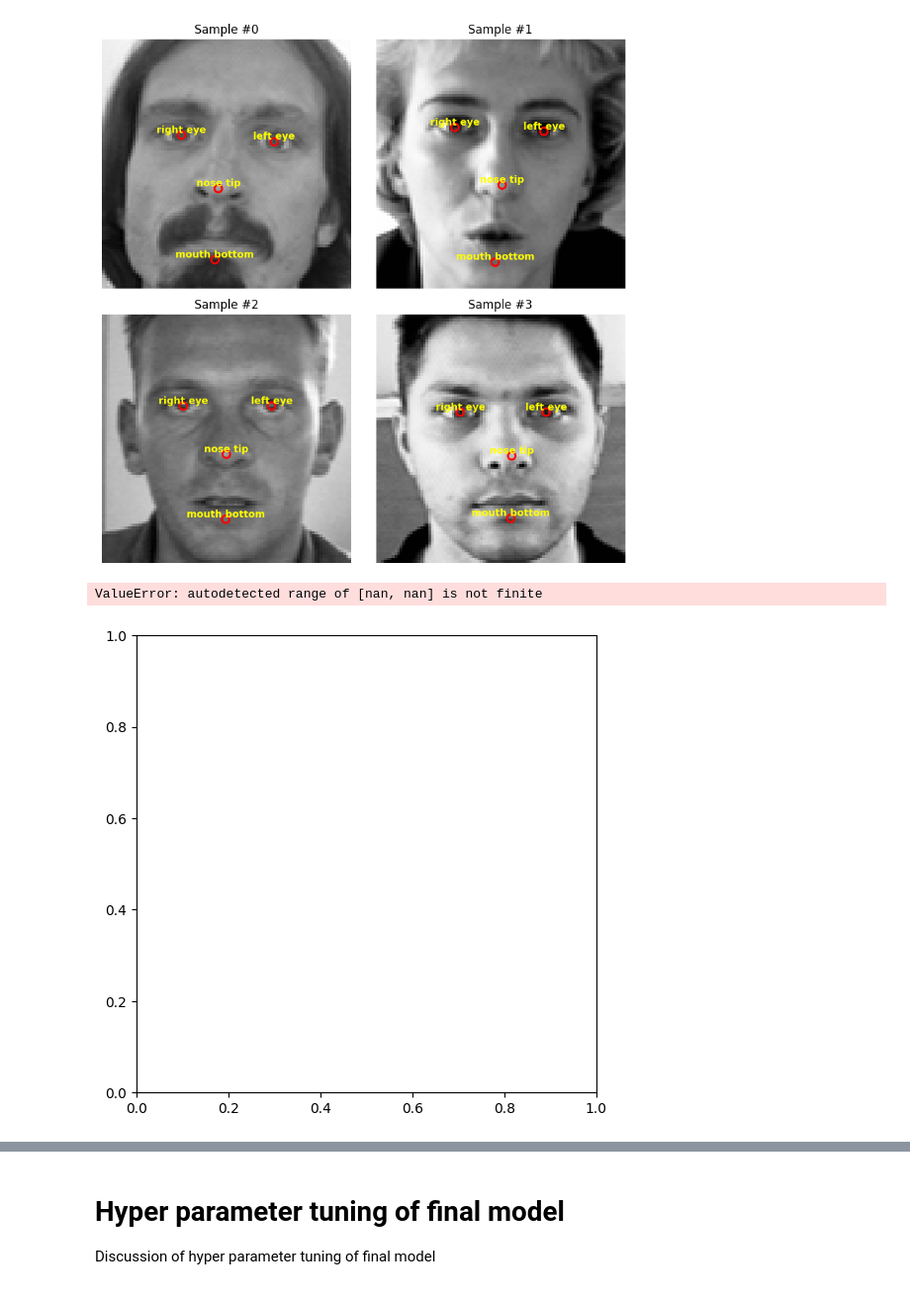
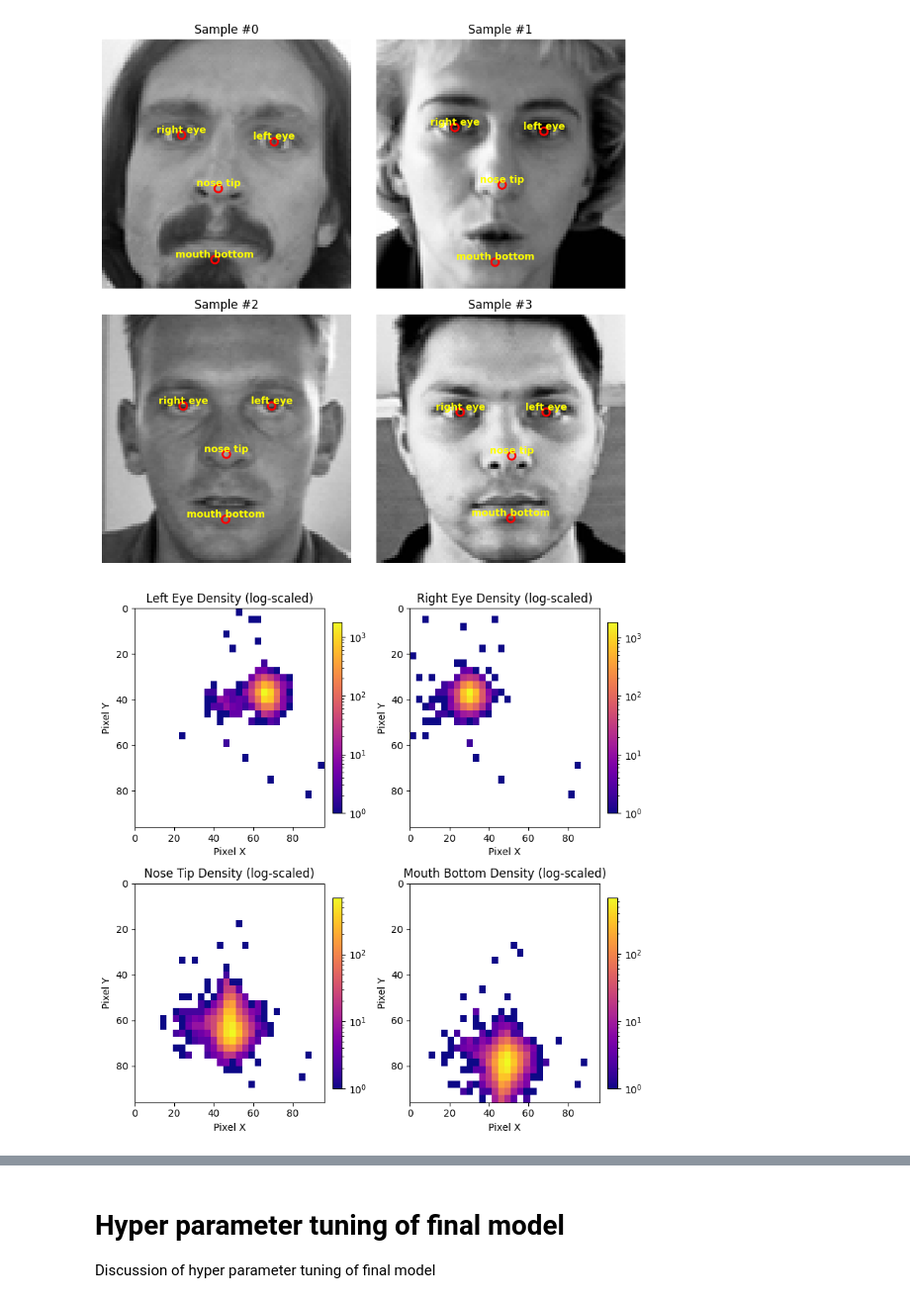
Before and after one commit to nickStanisic/FaceDetector, a Jupyter notebook: FaceDetector.ipynb, the cells around one changed output, grey strips where cells are left out. Shown at 99% size. Drawn from its saved outputs; the diff is of its cells as text; code cells hidden in the pictures.

```diff
--- a/FaceDetector.ipynb
+++ b/FaceDetector.ipynb
@@ -216,26 +222,38 @@ plt.show()
 # %% [output]
 [figure]
 # %%
-import matplotlib.pyplot as plt
+from matplotlib.colors import LogNorm
 
+# This is to understand spatially where features appear most/least
 landmark_info = [
     ("Left Eye",       (0, 1)),
     ("Right Eye",      (2, 3)),
     ("Nose Tip",       (4, 5)),
     ("Mouth Bottom",   (6, 7)),
 ]
 
-for name, (ix, iy) in landmark_info:
+fig, axes = plt.subplots(2, 2, figsize=(8, 8))
+axes = axes.flatten()
+
+#loop over images
+for ax, (name, (ix, iy)) in zip(axes, landmark_info):
     x = y_train[:, ix]
     y = y_train[:, iy]
 
-    plt.figure(figsize=(6, 6))
-    plt.hist2d(x, y, bins=30, density=True)
-    plt.xlabel('Pixel X')
-    plt.ylabel('Pixel Y')
-    plt.title(f'{name} Coordinate Density')
-    plt.colorbar(label='Density')
-    plt.show()
+    h, xedges, yedges, mesh = ax.hist2d(
+        x, y,
+        bins=30,
+        range=[[0, 96], [0, 96]],
+        norm=LogNorm(),         # changed to logNorm so I could see outliers
+        cmap='plasma'
+    )
+    ax.set_title(f"{name} Density (log‐scaled)")
+    ax.set_xlabel("Pixel X")
+    ax.set_ylabel("Pixel Y")
+    ax.invert_yaxis()
+    plt.colorbar(mesh, ax=ax, fraction=0.046, pad=0.04)
+
+plt.tight_layout()
+plt.show()
 # %% [output]
-ValueError: autodetected range of [nan, nan] is not finite
-[figure, old version]
+[figure, new version]
```
Also changed, not shown: parts of 18 cells of this notebook.
